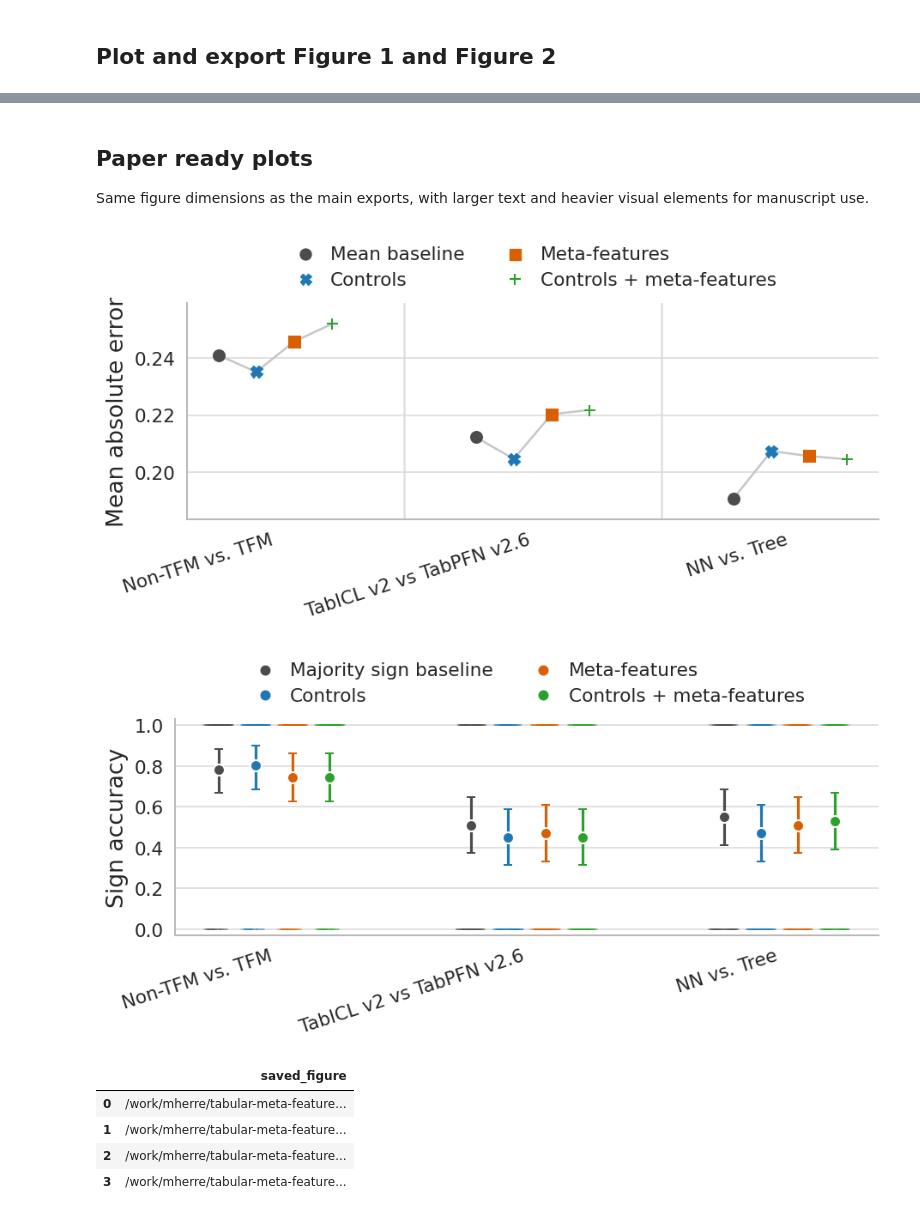
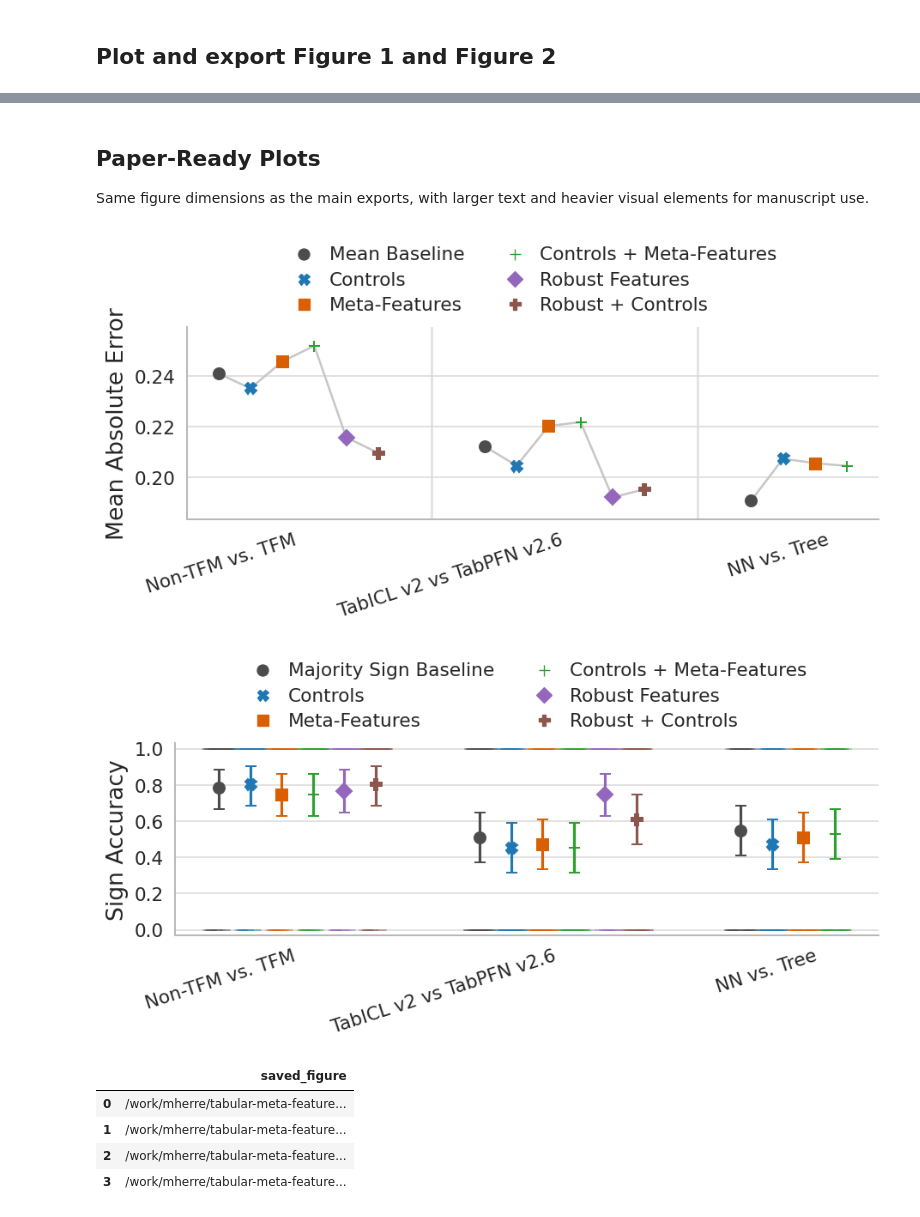
Before and after one commit to m-herre/meta-feature-analysis, a Jupyter notebook: notebooks/08_main_report_predictive_figures.ipynb, the cells around one changed output, grey strips where cells are left out. Drawn from its saved outputs; the diff is of its cells as text; code cells hidden in the pictures.

```diff
--- a/notebooks/08_main_report_predictive_figures.ipynb
+++ b/notebooks/08_main_report_predictive_figures.ipynb
@@ -143,10 +145,29 @@ def load_analysis_table(config_dir: str, table_name: str) -> pd.DataFrame:
     return frame
 
 
+def robust_table_name_for_analysis(table_name: str) -> str:
+    if "classification" in table_name:
+        return "robust_classification_associations"
+    return "robust_general_associations"
+
+
+def load_optional_handoff_table(config_dir: str, table_name: str) -> pd.DataFrame:
+    path = handoff_root / config_dir / f"{table_name}.pkl"
+    if not path.exists():
+        return pd.DataFrame()
+    return pd.read_pickle(path).copy()
+
+
+ROBUST_TABLE_NAME = robust_table_name_for_analysis(ANALYSIS_TABLE)
+
 analysis_tables = {}
+robust_tables = {}
 for spec in MAIN_COMPARISONS:
     analysis_tables[spec["label"]] = load_analysis_table(
         spec["config_dir"], ANALYSIS_TABLE
+    )
+    robust_tables[spec["label"]] = load_optional_handoff_table(
+        spec["config_dir"], ROBUST_TABLE_NAME
     )
 
 pd.DataFrame(
@@ -155,6 +176,11 @@ pd.DataFrame(
         "rows": len(frame),
         "datasets": frame[UNIT_COLUMN].nunique(),
         "columns": frame.shape[1],
+        "robust_features": (
+            robust_tables[label]["feature"].nunique()
+            if "feature" in robust_tables[label].columns
+            else 0
+        ),
     }
     for label, frame in analysis_tables.items()
 )
@@ -390,23 +457,26 @@ def add_sign_accuracy(predictions: pd.DataFrame) -> pd.DataFrame:
 all_predictions = []
 for estimator_name in PREDICTIVE_ESTIMATORS:
     for comparison, frame in analysis_tables.items():
+        robust_table = robust_tables.get(comparison)
         all_predictions.append(
             loodo_predictions(
                 frame=frame,
                 comparison=comparison,
                 estimator_name=estimator_name,
                 predictor_set="sign_majority_baseline",
+                robust_table=robust_table,
             )
         )
         for predictor_set in PREDICTOR_SETS:
-            all_predictions.append(
-                loodo_predictions(
-                    frame=frame,
-                    comparison=comparison,
-                    estimator_name=estimator_name,
-                    predictor_set=predictor_set,
-                )
+            prediction_frame = loodo_predictions(
+                frame=frame,
+                comparison=comparison,
+                estimator_name=estimator_name,
+                predictor_set=predictor_set,
+                robust_table=robust_table,
             )
+            if not prediction_frame.empty:
+                all_predictions.append(prediction_frame)
 
 predictions = add_sign_accuracy(pd.concat(all_predictions, ignore_index=True))
 
@@ -704,10 +797,10 @@ pd.DataFrame({"saved_figure": [str(p) for p in saved_paths]})
 | 1 | /work/mherre/tabular-meta-feature... |
 | 2 | /work/mherre/tabular-meta-feature... |
 | 3 | /work/mherre/tabular-meta-feature... |
-# %% [markdown]
-## Paper ready plots
-
-Same figure dimensions as the main exports, with larger text and heavier visual elements for manuscript use.
+# %% [markdown]
+## Paper-Ready Plots
+
+Same figure dimensions as the main exports, with larger text and heavier visual elements for manuscript use.
 # %%
 PAPER_READY_STYLE = {
     "axis_label_size": 16,
@@ -715,7 +808,7 @@ PAPER_READY_STYLE = {
     "legend_font_size": 13,
     "marker_size": 7.8,
     "marker_edge_width": 1.2,
-    "raw_marker_size": 5.8,
+    "raw_marker_size": 7.8,
     "raw_marker_width": 1.2,
     "line_width": 1.5,
     "ci_line_width": 1.9,
@@ -765,35 +858,35 @@ def apply_paper_ready_style(fig: plt.Figure, ax: plt.Axes) -> None:
         collection.set_linewidth(style["ci_line_width"])
 
     legend = ax.get_legend()
     if legend is not None:
         for text in legend.get_texts():
             text.set_fontsize(style["legend_font_size"])
         legend_handles = getattr(legend, "legend_handles", None)
         if legend_handles is None:
             legend_handles = getattr(legend, "legendHandles", [])
         for handle in legend_handles:
             if hasattr(handle, "set_markersize"):
                 handle.set_markersize(style["marker_size"])
             if hasattr(handle, "set_linewidth"):
                 handle.set_linewidth(style["line_width"])
 
     fig.tight_layout(rect=(0, 0, 1, 0.87))
 
 
 paper_ready_saved_paths = []
 for estimator_name in PREDICTIVE_ESTIMATORS:
     for metric in ["mae", "sign_accuracy"]:
         fig, ax = plot_metric(estimator_name, metric)
         apply_paper_ready_style(fig, ax)
         for path in paper_ready_output_paths(estimator_name, metric):
             fig.savefig(path, bbox_inches="tight")
             paper_ready_saved_paths.append(path)
         plt.show()
 
 pd.DataFrame({"saved_figure": [str(p) for p in paper_ready_saved_paths]})
 # %% [output]
-[figure, old version]
+[figure, new version]
-[figure, old version]
+[figure, new version]
 |  | saved_figure |
 | 0 | /work/mherre/tabular-meta-feature... |
 | 1 | /work/mherre/tabular-meta-feature... |
```
Also changed, not shown: parts of 9 cells of this notebook.
